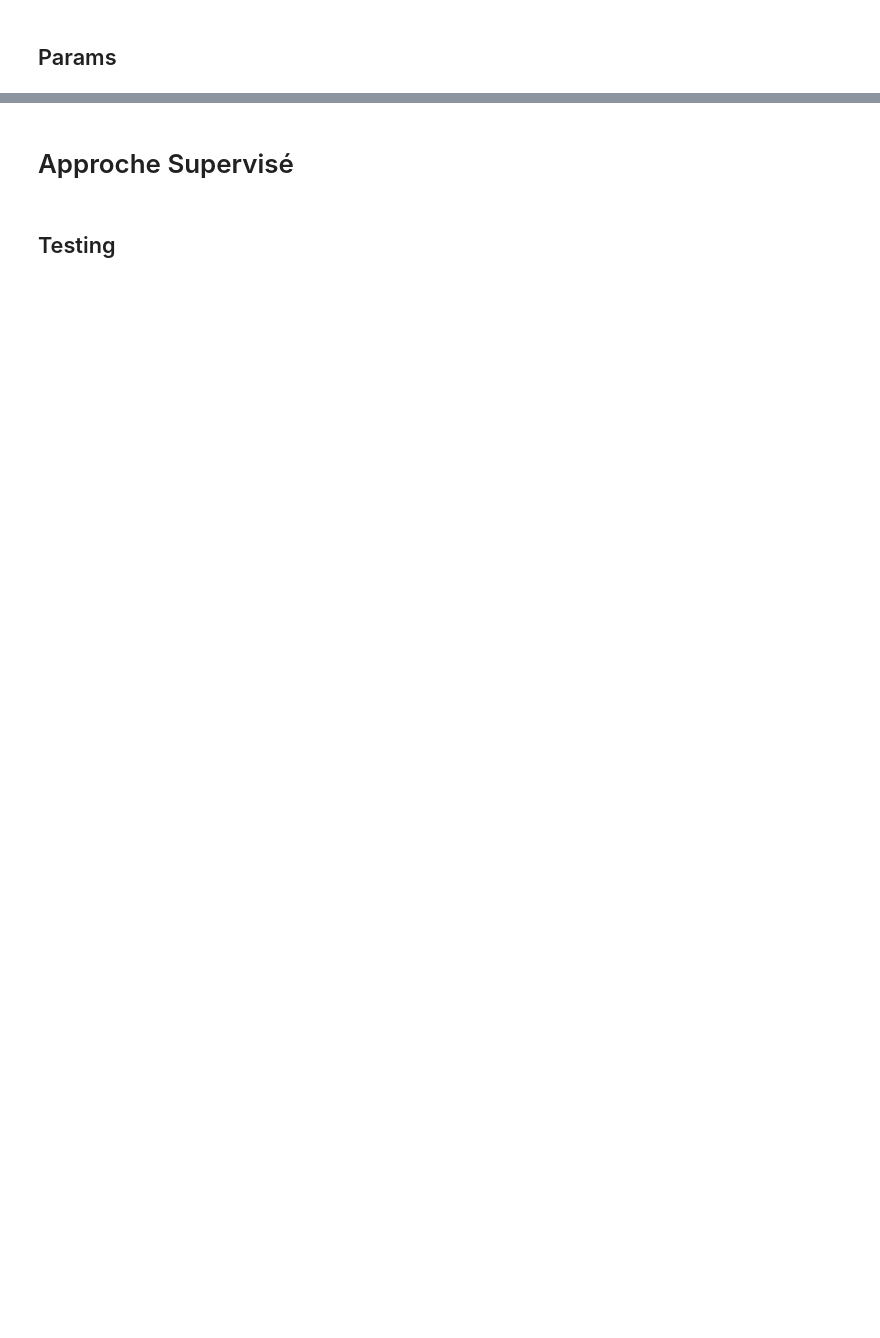
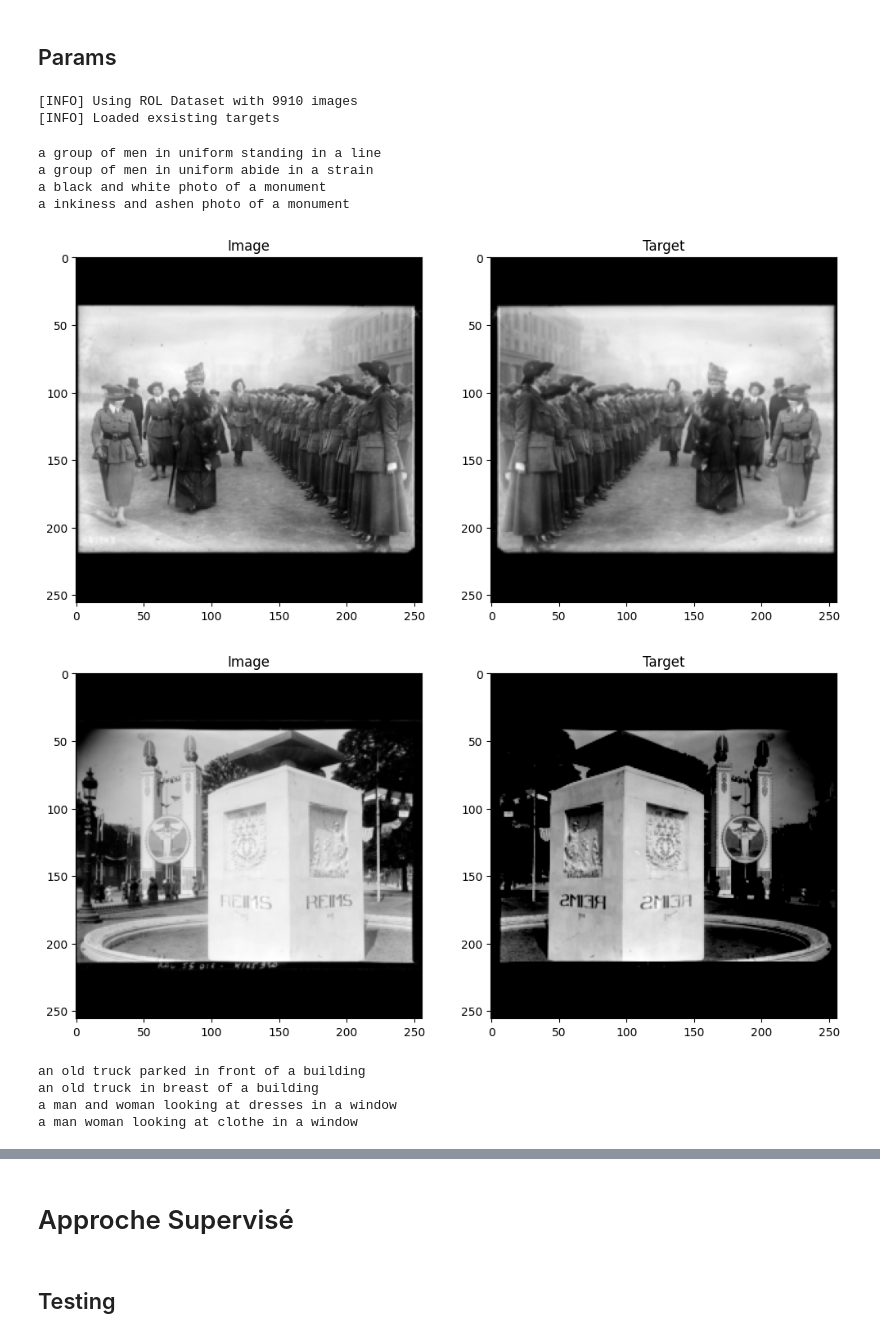
Before and after one commit to Tikai7/SimCLR-Stage, a Jupyter notebook: src/ExperimentSimCLR.ipynb, the cells around one changed output, grey strips where cells are left out. Saved outputs shown, nothing was run; the diff lists cells and outputs as text; code cells hidden in the pictures; blank space fills up the shorter version.

Commit message:
added text augmentation

```diff
--- a/src/ExperimentSimCLR.ipynb
+++ b/src/ExperimentSimCLR.ipynb
@@ -47,8 +47,9 @@ temperature = 0.5
 dataset = DSC(
     path_rol_comp, path_sim_rol_extracted_comp, path_filtered,
     shape=(image_size, image_size), target_path=path_targets,
-    augment_halftone=True,
-    augment_test=False, use_only_rol=True, use_context=False, max_images=10000
+    augment_halftone=False,
+    remove_bad_pairs=True, remove_to_enhance_files=True,
+    augment_test=False, use_only_rol=True, use_context=True, max_images=10000
 )
 
 train_size = int(train_ratio * len(dataset))
@@ -58,6 +59,20 @@ train_set, val_set = random_split(dataset, [train_size, val_size])
 
 train_loader = DataLoader(train_set, batch_size=2, shuffle=True)
 val_loader = DataLoader(val_set, batch_size=2, shuffle=True)
+# %% [output]
+[INFO] Using ROL Dataset with 9910 images
+[INFO] Loaded exsisting targets
 # %%
-DSC.show_data(train_loader,2,use_context=False)
-DSC.show_data(val_loader,2,use_context=False)
+DSC.show_data(train_loader,2,use_context=True)
+DSC.show_data(val_loader,2,use_context=True)
+# %% [output]
+a group of men in uniform standing in a line
+a group of men in uniform abide in a strain
+a black and white photo of a monument
+a inkiness and ashen photo of a monument
+[figure, added]
+[figure, added]
+an old truck parked in front of a building
+an old truck in breast of a building
+a man and woman looking at dresses in a window
+a man woman looking at clothe in a window
```
Also changed, not shown: parts of 3 cells of this notebook, 2 other files.
